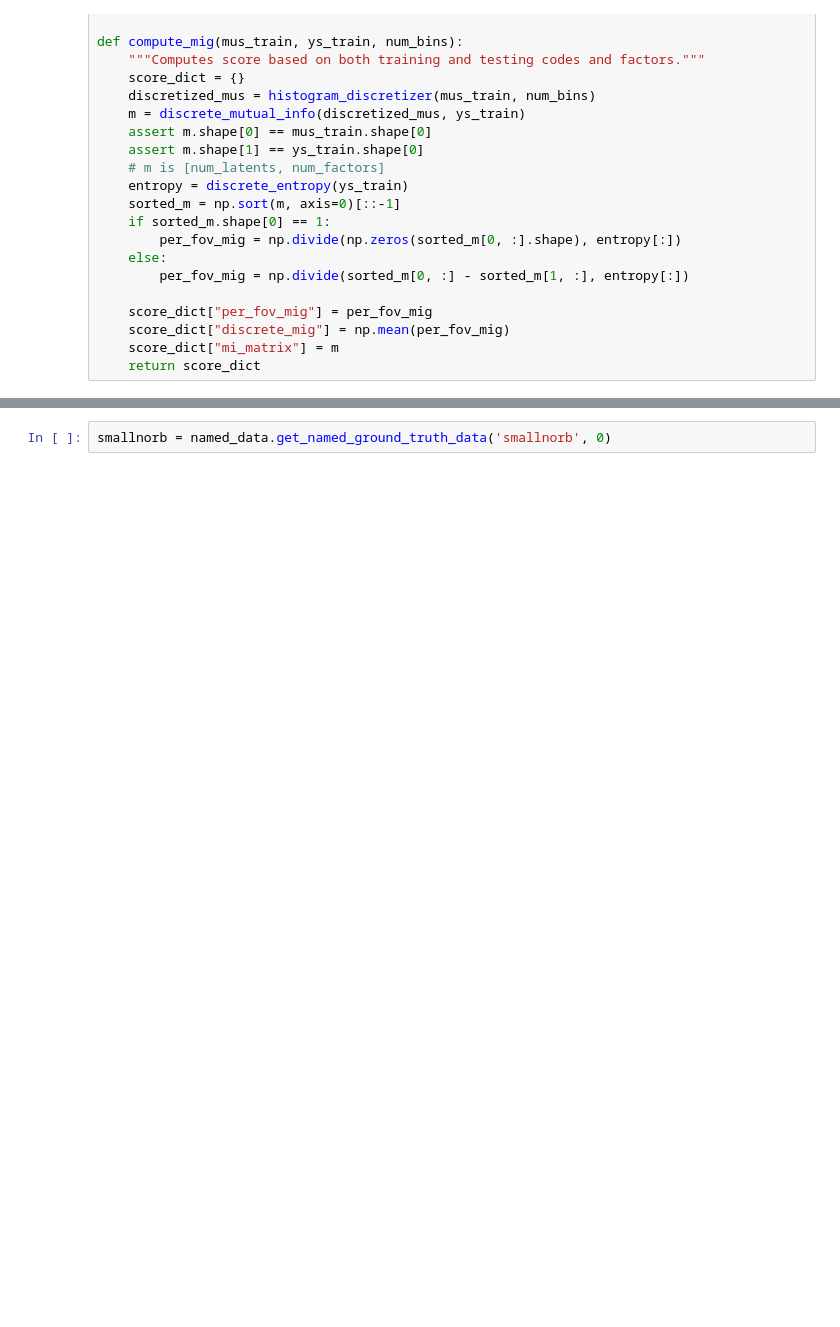
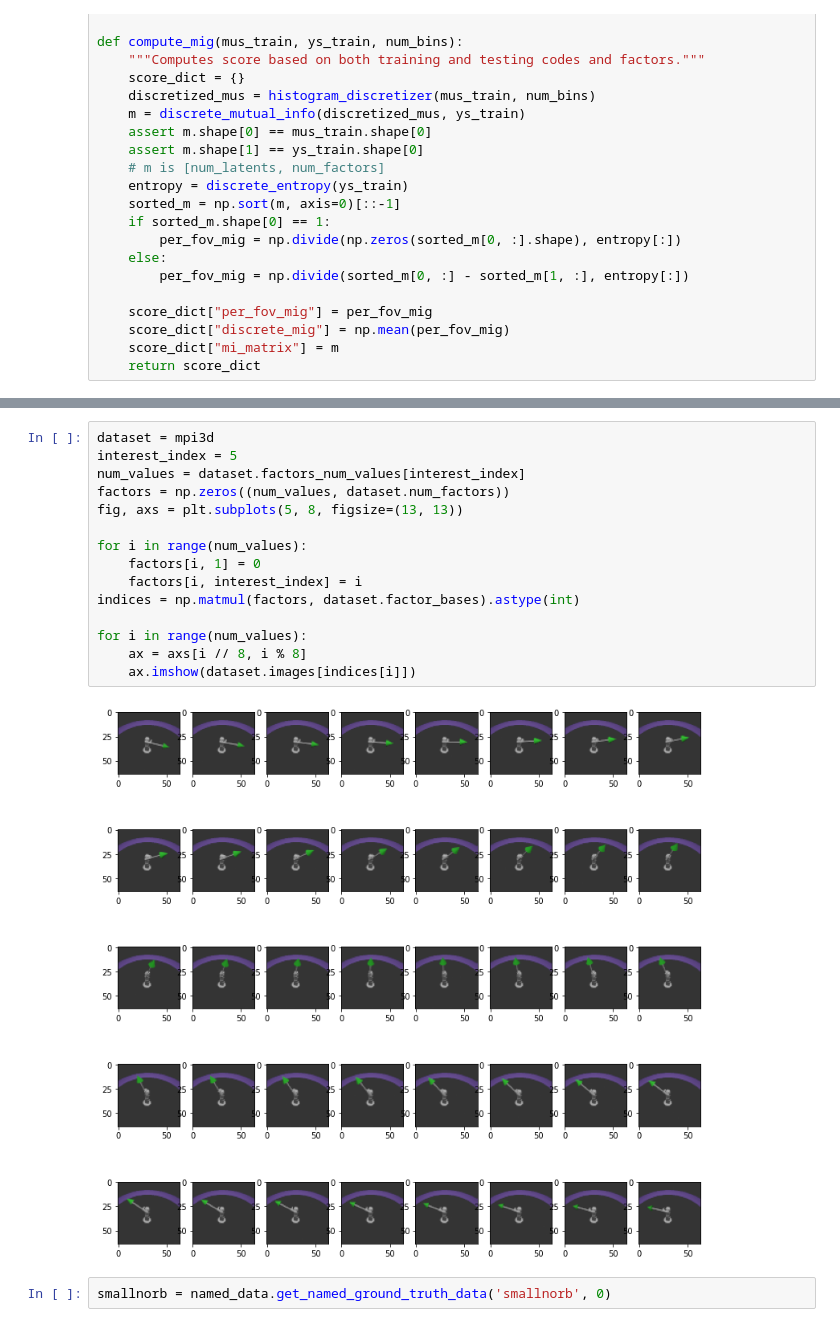
Before and after one commit to jasonmhwu/disentanglement_lib, a Jupyter notebook: notebooks/calc_mig.ipynb, the cells around one changed output, grey strips where cells are left out. Cells and saved outputs as stored; diff of their text form; blank space fills up the shorter version.

```diff
--- a/notebooks/calc_mig.ipynb
+++ b/notebooks/calc_mig.ipynb
@@ -123,3 +204,20 @@ dsprites = named_data.get_named_ground_truth_data('dsprites_full', -1)
+# %%
+dataset = mpi3d
+interest_index = 5
+num_values = dataset.factors_num_values[interest_index]
+factors = np.zeros((num_values, dataset.num_factors))
+fig, axs = plt.subplots(5, 8, figsize=(13, 13))
+
+for i in range(num_values):
+    factors[i, 1] = 0
+    factors[i, interest_index] = i
+indices = np.matmul(factors, dataset.factor_bases).astype(int)
+
+for i in range(num_values):
+    ax = axs[i // 8, i % 8]
+    ax.imshow(dataset.images[indices[i]])
+# %% [output]
+[figure, added]
 # %%
 smallnorb = named_data.get_named_ground_truth_data('smallnorb', 0)
 # %%
```
Also changed, not shown: parts of 23 cells of this notebook, 38 other files.
